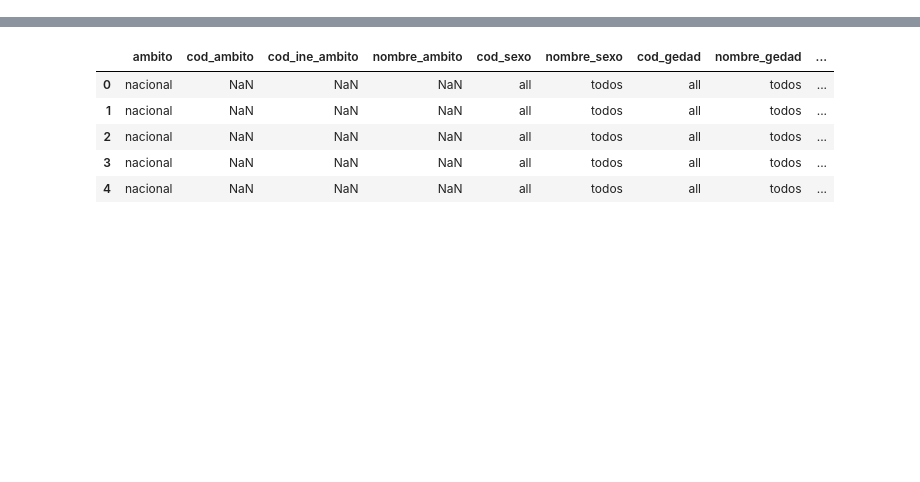
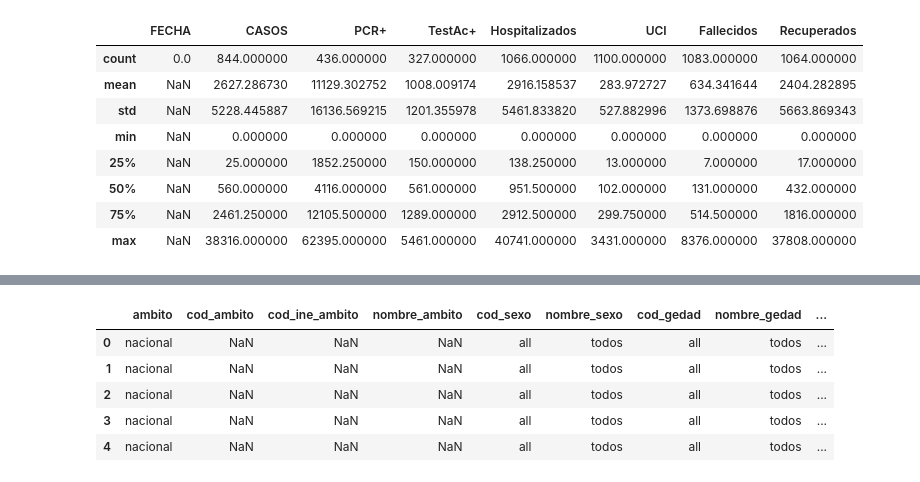
Before and after one commit to RaulRC/Covid-19, a Jupyter notebook: Covid19 - Analysis based on public datasets.ipynb, the cells around one changed output, grey strips where cells are left out. Saved outputs shown, nothing was run; the diff lists cells and outputs as text; code cells hidden in the pictures; blank space fills up the shorter version.

```diff
--- a/Covid19 - Analysis based on public datasets.ipynb
+++ b/Covid19 - Analysis based on public datasets.ipynb
@@ -8,4 +8,15 @@ import numpy as np
 deceases = pd.read_csv("https://momo.isciii.es/public/momo/data")
 # %%
 #Bad spanish dataset
-#infections = pd.read_csv("https://covid19.isciii.es/resources/serie_historica_acumulados.csv", encoding='iso-8859-1')
+infs = pd.read_csv("https://covid19.isciii.es/resources/serie_historica_acumulados.csv", sep=';', encoding='iso-8859-1')
+infs.describe()
+# %% [output]
+|  | FECHA | CASOS | PCR+ | TestAc+ | Hospitalizados | UCI | Fallecidos | Recuperados |
+| count | 0.0 | 844.000000 | 436.000000 | 327.000000 | 1066.000000 | 1100.000000 | 1083.000000 | 1064.000000 |
+| mean | NaN | 2627.286730 | 11129.302752 | 1008.009174 | 2916.158537 | 283.972727 | 634.341644 | 2404.282895 |
+| std | NaN | 5228.445887 | 16136.569215 | 1201.355978 | 5461.833820 | 527.882996 | 1373.698876 | 5663.869343 |
+| min | NaN | 0.000000 | 0.000000 | 0.000000 | 0.000000 | 0.000000 | 0.000000 | 0.000000 |
+| 25% | NaN | 25.000000 | 1852.250000 | 150.000000 | 138.250000 | 13.000000 | 7.000000 | 17.000000 |
+| 50% | NaN | 560.000000 | 4116.000000 | 561.000000 | 951.500000 | 102.000000 | 131.000000 | 432.000000 |
+| 75% | NaN | 2461.250000 | 12105.500000 | 1289.000000 | 2912.500000 | 299.750000 | 514.500000 | 1816.000000 |
+| max | NaN | 38316.000000 | 62395.000000 | 5461.000000 | 40741.000000 | 3431.000000 | 8376.000000 | 37808.000000 |
```
Also changed, not shown: parts of 16 cells of this notebook, 1 other file.
